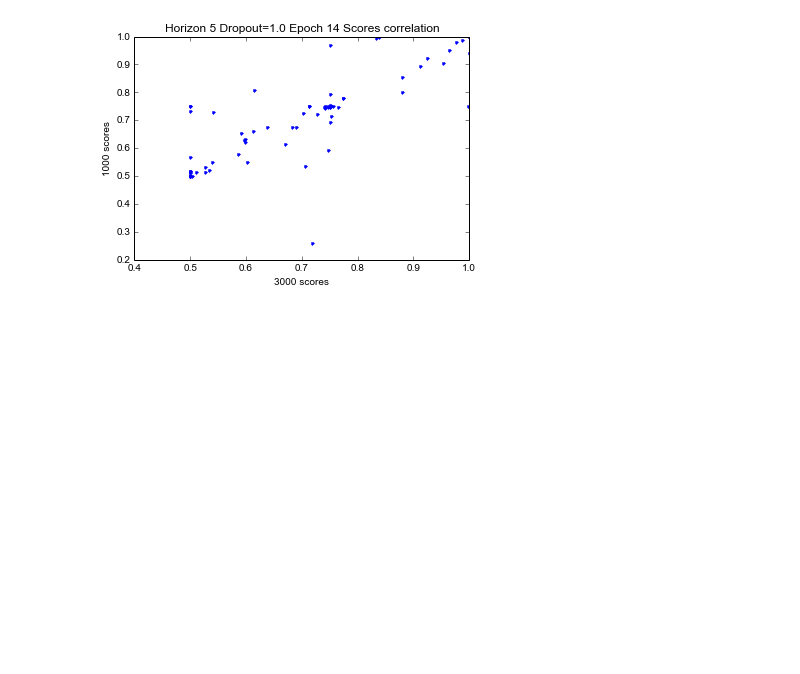
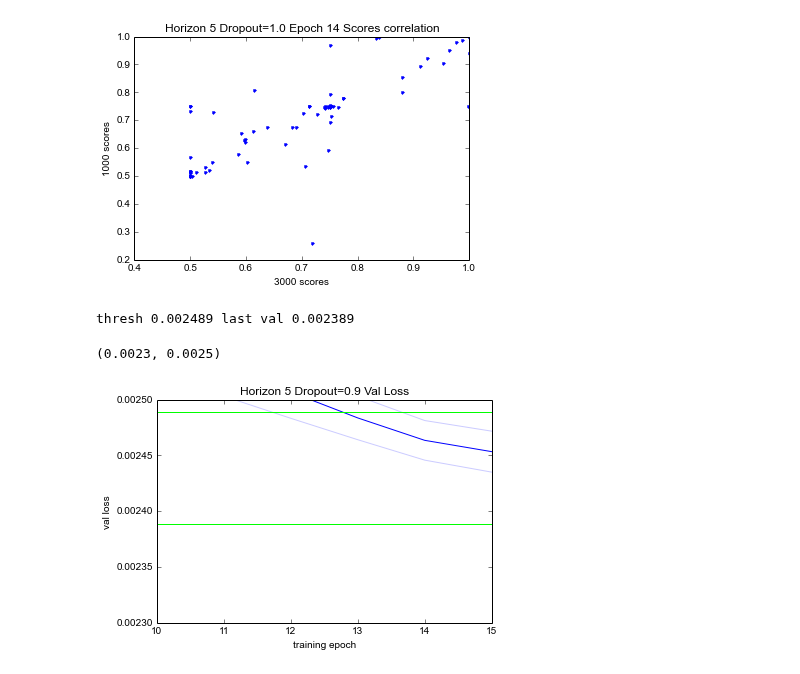
Before and after one commit to lisa-1010/smart-tutor, a Jupyter notebook: code/danielgraphing.ipynb, the cells around one changed output. Drawn from its saved outputs; the diff is of its cells as text; code cells hidden in the pictures; blank space fills up the shorter version.

Commit message:
new experiments with dropout and initial qval

```diff
--- a/code/danielgraphing.ipynb
+++ b/code/danielgraphing.ipynb
@@ -1234,3 +523,35 @@ plot(scores2, scores1, '.')
 # %% [output]
 [<matplotlib.lines.Line2D at 0x...>]
 [figure]
+# %%
+'''
+Trying to find a stopping point for horizon 5 dropout 0.9
+'''
+data1 = np.load('experiments/test2_model_small-dropout9-shuffle0-data-test2-n100000-l5-random.pickle/stats-stopping.npz')
+
+vloss = data1['vloss']
+
+xs = list(six.moves.range(vloss.shape[1]))
+ys_mean = np.mean(vloss,axis=0)
+ys_err = np.std(vloss,axis=0)/np.sqrt(vloss.shape[0])
+
+last_val = ys_mean[-1]
+thresh = last_val + 0.0001
+six.print_('thresh {:4f} last val {:4f}'.format(thresh, last_val))
+
+figure()
+title('Horizon 5 Dropout=0.9 Val Loss')
+plot(xs, ys_mean,color='#0000ff')
+plot(xs, ys_mean+ys_err,color='#ccccff')
+plot(xs, ys_mean-ys_err,color='#ccccff')
+plot([xs[0], xs[-1]], [last_val, last_val], color='#00ff00')
+plot([xs[0], xs[-1]], [thresh, thresh], color='#00ff00')
+xlabel('training epoch')
+ylabel('val loss')
+xlim(10,15)
+ylim(0.0023,0.0025)
+# 2 significant digits epoch index 13
+# %% [output]
+thresh 0.002489 last val 0.002389
+(0.0023, 0.0025)
+[figure, added]
```
Also changed, not shown: parts of 16 cells of this notebook, 21 other files.
